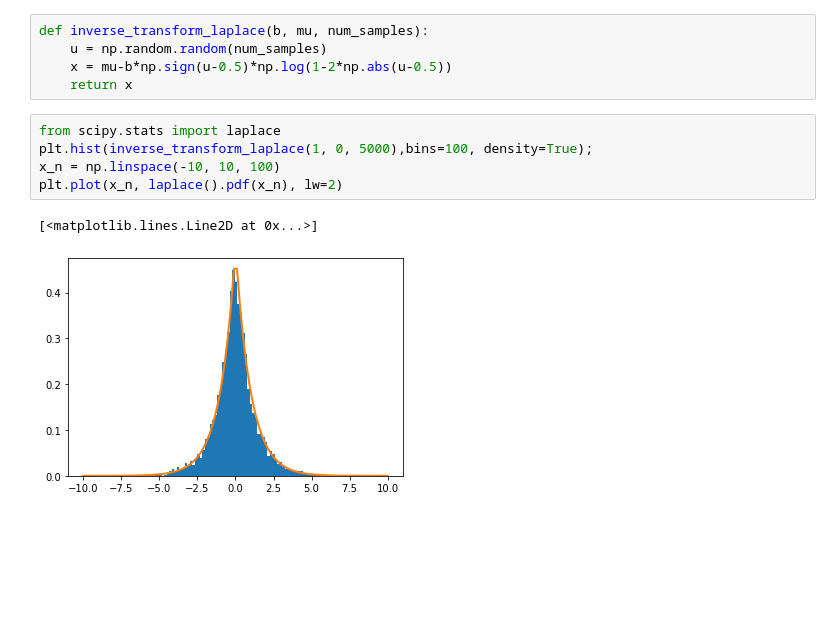
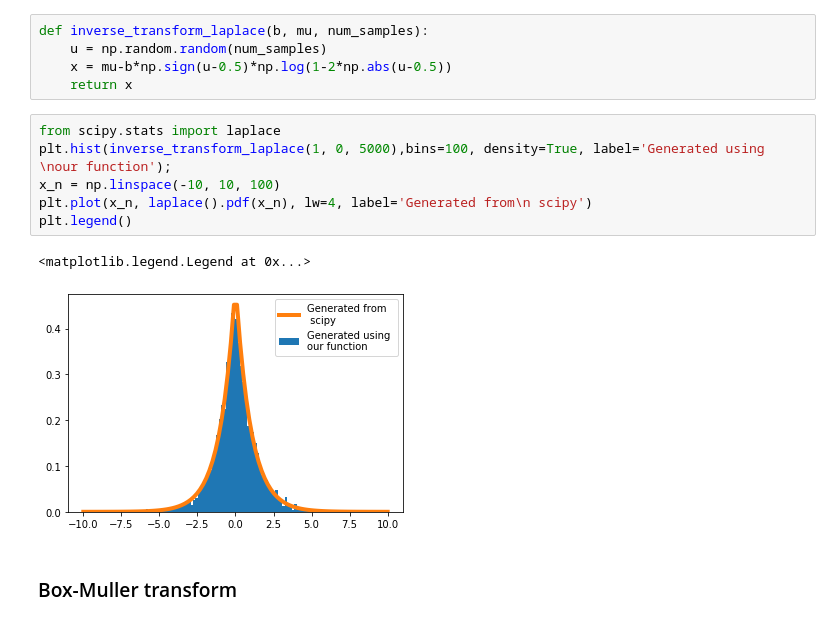
Before and after one commit to utsav4489/blog, a Jupyter notebook: _notebooks/2020-04-16-inverse-transform.ipynb, the cells around one changed output. Drawn from its saved outputs; the diff is of its cells as text; blank space fills up the shorter version.

```diff
--- a/_notebooks/2020-04-16-inverse-transform.ipynb
+++ b/_notebooks/2020-04-16-inverse-transform.ipynb
@@ -136,9 +161,12 @@ def inverse_transform_laplace(b, mu, num_samples):
     return x
 # %%
 from scipy.stats import laplace
-plt.hist(inverse_transform_laplace(1, 0, 5000),bins=100, density=True);
+plt.hist(inverse_transform_laplace(1, 0, 5000),bins=100, density=True, label='Generated using \nour function');
 x_n = np.linspace(-10, 10, 100)
-plt.plot(x_n, laplace().pdf(x_n), lw=2)
+plt.plot(x_n, laplace().pdf(x_n), lw=4, label='Generated from\n scipy')
+plt.legend()
 # %% [output]
-[<matplotlib.lines.Line2D at 0x...>]
+<matplotlib.legend.Legend at 0x...>
-[figure, old version]
+[figure, new version]
+# %% [markdown]
+### Box-Muller transform
```
Also changed, not shown: parts of 12 cells of this notebook, 1 other file.
